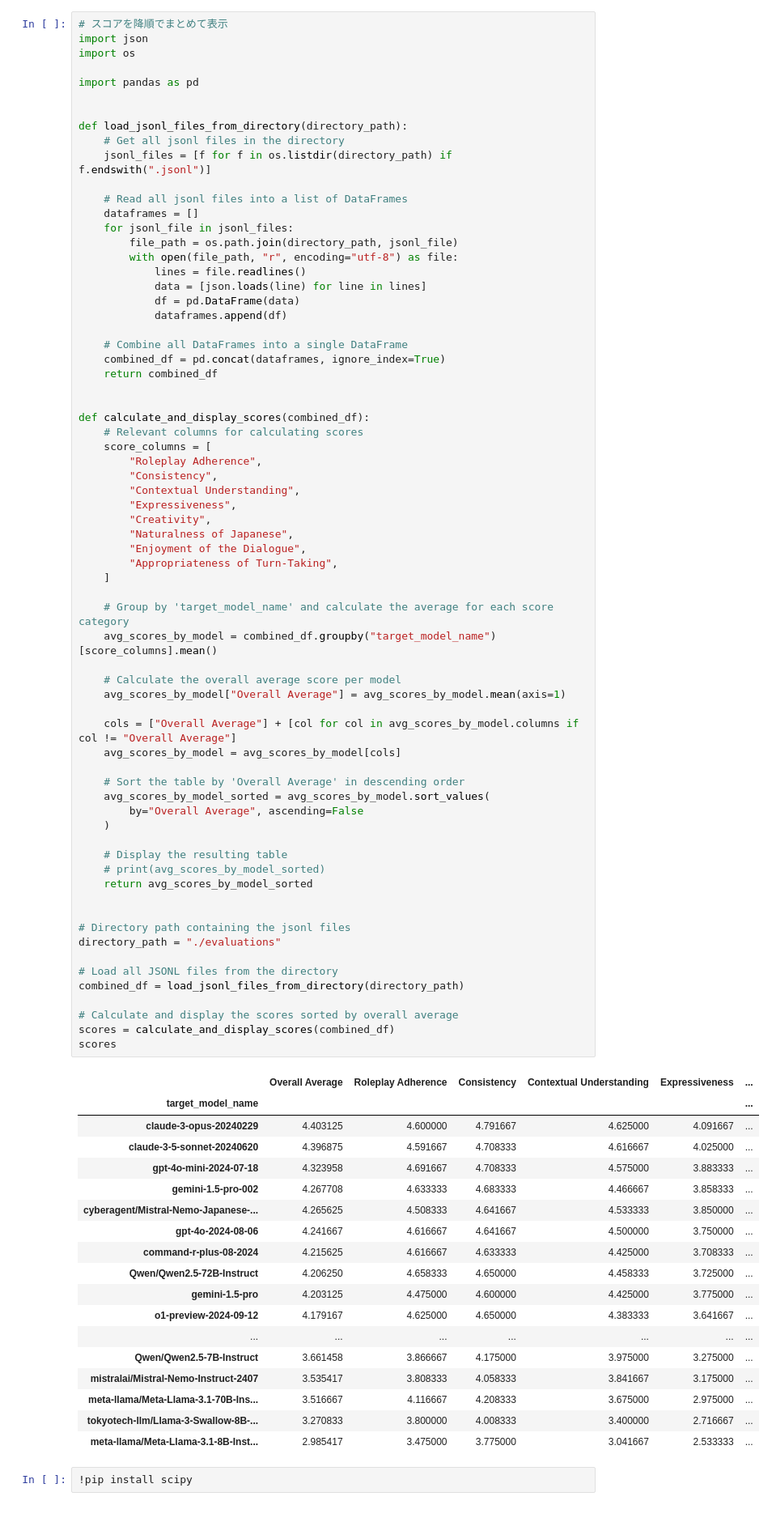
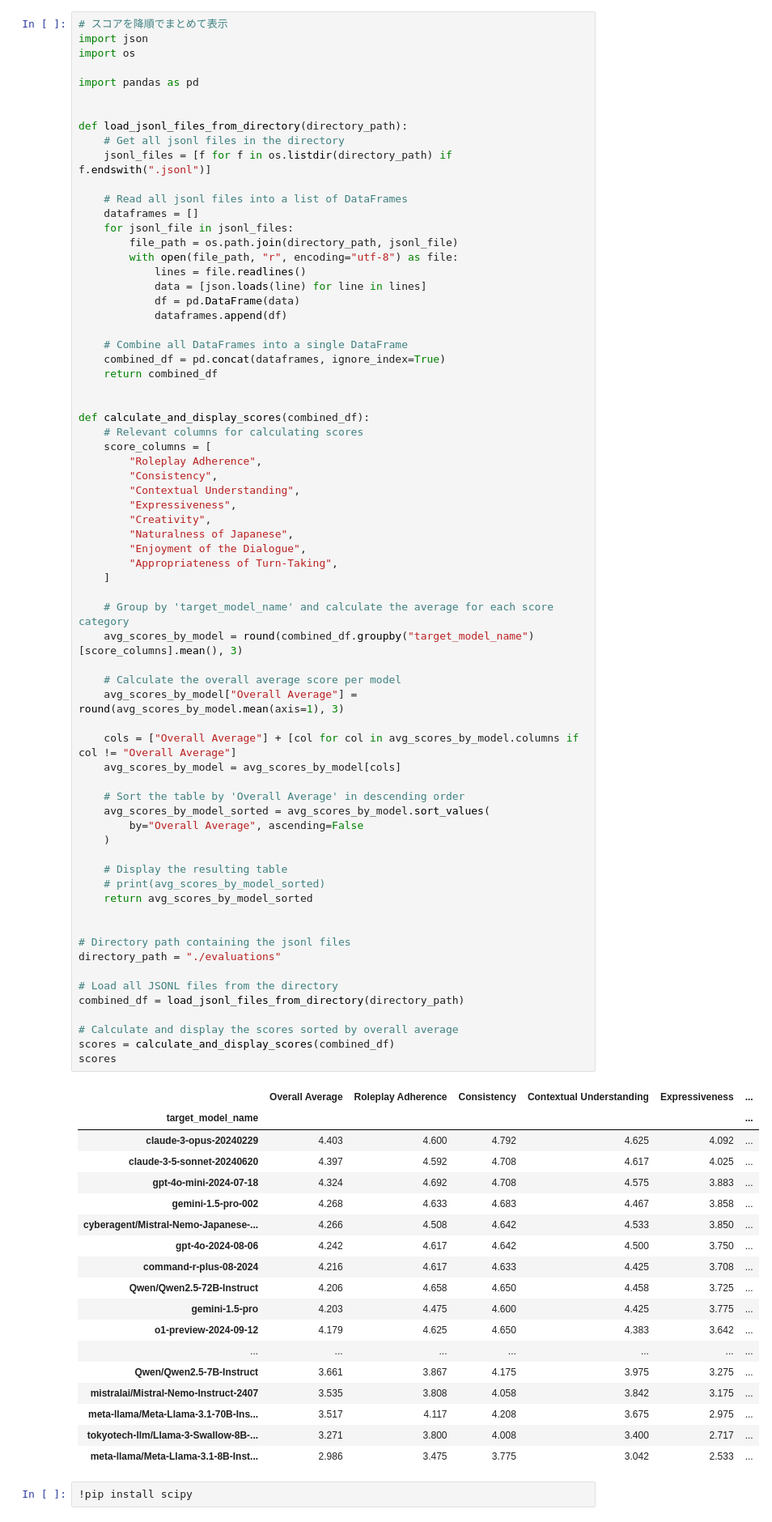
Before and after one commit to Aratako/Japanese-RP-Bench, a Jupyter notebook: visualize.ipynb, the cells around one changed output. Shown: that part at 81% size. Cells and saved outputs as stored; diff of their text form.

```diff
--- a/visualize.ipynb
+++ b/visualize.ipynb
@@ -39,52 +39,52 @@ def calculate_and_display_scores(combined_df):
     ]
 
     # Group by 'target_model_name' and calculate the average for each score category
-    avg_scores_by_model = combined_df.groupby("target_model_name")[score_columns].mean()
+    avg_scores_by_model = round(combined_df.groupby("target_model_name")[score_columns].mean(), 3)
 
     # Calculate the overall average score per model
-    avg_scores_by_model["Overall Average"] = avg_scores_by_model.mean(axis=1)
+    avg_scores_by_model["Overall Average"] = round(avg_scores_by_model.mean(axis=1), 3)
 
     cols = ["Overall Average"] + [col for col in avg_scores_by_model.columns if col != "Overall Average"]
     avg_scores_by_model = avg_scores_by_model[cols]
 
     # Sort the table by 'Overall Average' in descending order
     avg_scores_by_model_sorted = avg_scores_by_model.sort_values(
         by="Overall Average", ascending=False
     )
 
     # Display the resulting table
     # print(avg_scores_by_model_sorted)
     return avg_scores_by_model_sorted
 
 
 # Directory path containing the jsonl files
 directory_path = "./evaluations"
 
 # Load all JSONL files from the directory
 combined_df = load_jsonl_files_from_directory(directory_path)
 
 # Calculate and display the scores sorted by overall average
 scores = calculate_and_display_scores(combined_df)
 scores
 # %% [output]
 |  | Overall Average | Roleplay Adherence | Consistency | Contextual Understanding | Expressiveness | ... |
 | target_model_name |  |  |  |  |  | ... |
-| claude-3-opus-20240229 | 4.403125 | 4.600000 | 4.791667 | 4.625000 | 4.091667 | ... |
-| claude-3-5-sonnet-20240620 | 4.396875 | 4.591667 | 4.708333 | 4.616667 | 4.025000 | ... |
-| gpt-4o-mini-2024-07-18 | 4.323958 | 4.691667 | 4.708333 | 4.575000 | 3.883333 | ... |
-| gemini-1.5-pro-002 | 4.267708 | 4.633333 | 4.683333 | 4.466667 | 3.858333 | ... |
-| cyberagent/Mistral-Nemo-Japanese-... | 4.265625 | 4.508333 | 4.641667 | 4.533333 | 3.850000 | ... |
-| gpt-4o-2024-08-06 | 4.241667 | 4.616667 | 4.641667 | 4.500000 | 3.750000 | ... |
-| command-r-plus-08-2024 | 4.215625 | 4.616667 | 4.633333 | 4.425000 | 3.708333 | ... |
-| Qwen/Qwen2.5-72B-Instruct | 4.206250 | 4.658333 | 4.650000 | 4.458333 | 3.725000 | ... |
-| gemini-1.5-pro | 4.203125 | 4.475000 | 4.600000 | 4.425000 | 3.775000 | ... |
-| o1-preview-2024-09-12 | 4.179167 | 4.625000 | 4.650000 | 4.383333 | 3.641667 | ... |
+| claude-3-opus-20240229 | 4.403 | 4.600 | 4.792 | 4.625 | 4.092 | ... |
+| claude-3-5-sonnet-20240620 | 4.397 | 4.592 | 4.708 | 4.617 | 4.025 | ... |
+| gpt-4o-mini-2024-07-18 | 4.324 | 4.692 | 4.708 | 4.575 | 3.883 | ... |
+| gemini-1.5-pro-002 | 4.268 | 4.633 | 4.683 | 4.467 | 3.858 | ... |
+| cyberagent/Mistral-Nemo-Japanese-... | 4.266 | 4.508 | 4.642 | 4.533 | 3.850 | ... |
+| gpt-4o-2024-08-06 | 4.242 | 4.617 | 4.642 | 4.500 | 3.750 | ... |
+| command-r-plus-08-2024 | 4.216 | 4.617 | 4.633 | 4.425 | 3.708 | ... |
+| Qwen/Qwen2.5-72B-Instruct | 4.206 | 4.658 | 4.650 | 4.458 | 3.725 | ... |
+| gemini-1.5-pro | 4.203 | 4.475 | 4.600 | 4.425 | 3.775 | ... |
+| o1-preview-2024-09-12 | 4.179 | 4.625 | 4.650 | 4.383 | 3.642 | ... |
 | ... | ... | ... | ... | ... | ... | ... |
-| Qwen/Qwen2.5-7B-Instruct | 3.661458 | 3.866667 | 4.175000 | 3.975000 | 3.275000 | ... |
-| mistralai/Mistral-Nemo-Instruct-2407 | 3.535417 | 3.808333 | 4.058333 | 3.841667 | 3.175000 | ... |
-| meta-llama/Meta-Llama-3.1-70B-Ins... | 3.516667 | 4.116667 | 4.208333 | 3.675000 | 2.975000 | ... |
-| tokyotech-llm/Llama-3-Swallow-8B-... | 3.270833 | 3.800000 | 4.008333 | 3.400000 | 2.716667 | ... |
-| meta-llama/Meta-Llama-3.1-8B-Inst... | 2.985417 | 3.475000 | 3.775000 | 3.041667 | 2.533333 | ... |
+| Qwen/Qwen2.5-7B-Instruct | 3.661 | 3.867 | 4.175 | 3.975 | 3.275 | ... |
+| mistralai/Mistral-Nemo-Instruct-2407 | 3.535 | 3.808 | 4.058 | 3.842 | 3.175 | ... |
+| meta-llama/Meta-Llama-3.1-70B-Ins... | 3.517 | 4.117 | 4.208 | 3.675 | 2.975 | ... |
+| tokyotech-llm/Llama-3-Swallow-8B-... | 3.271 | 3.800 | 4.008 | 3.400 | 2.717 | ... |
+| meta-llama/Meta-Llama-3.1-8B-Inst... | 2.986 | 3.475 | 3.775 | 3.042 | 2.533 | ... |
 # %%
 !pip install scipy
 # %%
```
Also changed, not shown: parts of 1 cell of this notebook, 1 other file.
